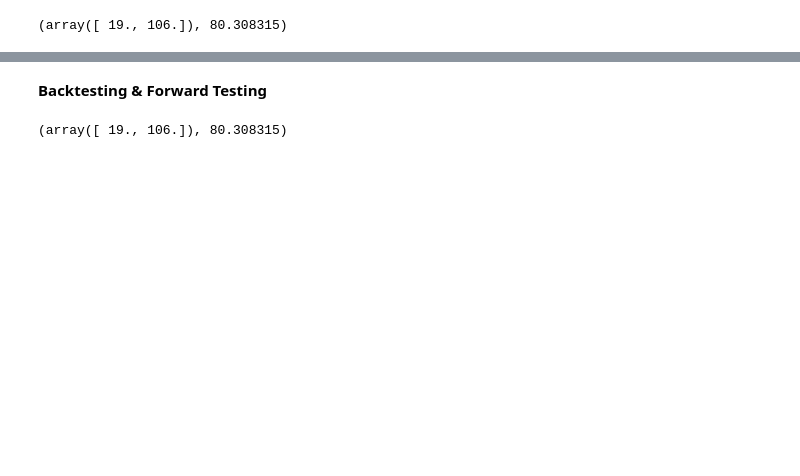
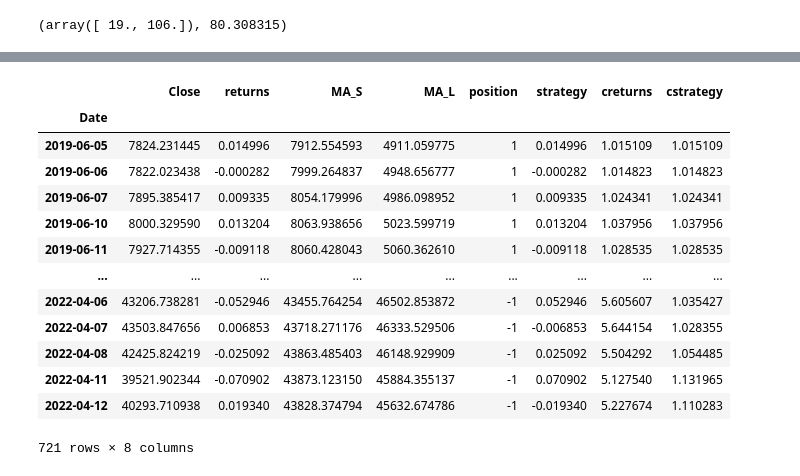
Before and after one commit to BitcoinInvestAnalysis/Capstone, a Jupyter notebook: testing_MABacktester.ipynb, the cells around one changed output, grey strips where cells are left out. Cells and saved outputs as stored; diff of their text form; code cells hidden in the pictures; blank space fills up the shorter version.

```diff
--- a/testing_MABacktester.ipynb
+++ b/testing_MABacktester.ipynb
@@ -101 +101,18 @@ tester.plot_results()
+# %%
+opti_tester.results
+# %% [output]
+|  | Close | returns | MA_S | MA_L | position | strategy | creturns | cstrategy |
+| Date |  |  |  |  |  |  |  |  |
+| 2019-06-05 | 7824.231445 | 0.014996 | 7912.554593 | 4911.059775 | 1 | 0.014996 | 1.015109 | 1.015109 |
+| 2019-06-06 | 7822.023438 | -0.000282 | 7999.264837 | 4948.656777 | 1 | -0.000282 | 1.014823 | 1.014823 |
+| 2019-06-07 | 7895.385417 | 0.009335 | 8054.179996 | 4986.098952 | 1 | 0.009335 | 1.024341 | 1.024341 |
+| 2019-06-10 | 8000.329590 | 0.013204 | 8063.938656 | 5023.599719 | 1 | 0.013204 | 1.037956 | 1.037956 |
+| 2019-06-11 | 7927.714355 | -0.009118 | 8060.428043 | 5060.362610 | 1 | -0.009118 | 1.028535 | 1.028535 |
+| ... | ... | ... | ... | ... | ... | ... | ... | ... |
+| 2022-04-06 | 43206.738281 | -0.052946 | 43455.764254 | 46502.853872 | -1 | 0.052946 | 5.605607 | 1.035427 |
+| 2022-04-07 | 43503.847656 | 0.006853 | 43718.271176 | 46333.529506 | -1 | -0.006853 | 5.644154 | 1.028355 |
+| 2022-04-08 | 42425.824219 | -0.025092 | 43863.485403 | 46148.929909 | -1 | 0.025092 | 5.504292 | 1.054485 |
+| 2022-04-11 | 39521.902344 | -0.070902 | 43873.123150 | 45884.355137 | -1 | 0.070902 | 5.127540 | 1.131965 |
+| 2022-04-12 | 40293.710938 | 0.019340 | 43828.374794 | 45632.674786 | -1 | -0.019340 | 5.227674 | 1.110283 |
+721 rows × 8 columns
 # %%
@@ -103,2 +119,0 @@ tester.plot_buys_and_sells()
-# %% [markdown]
-__Backtesting & Forward Testing__
@@ -107,5 +120 @@ train = MA("BTC-USD", 50, 200, "2015-01-01", "2018-12-31")
-# %%
-train.optimize_parameters((10, 50, 1), (100, 200, 1))
-# %% [output]
-(array([ 19., 106.]), 80.308315)
 # %%
```
Also changed, not shown: parts of 31 cells of this notebook, 13 other files.
